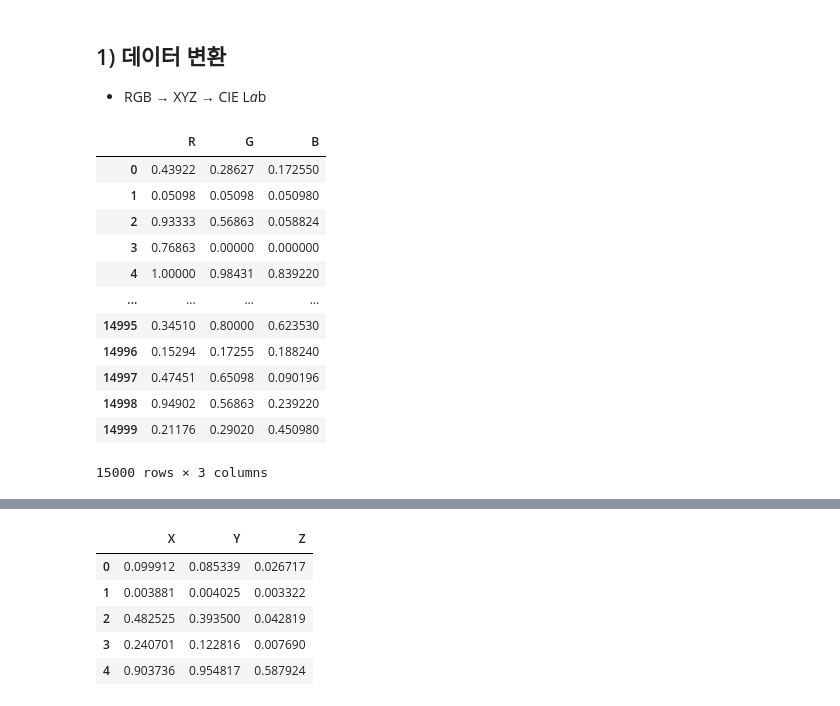
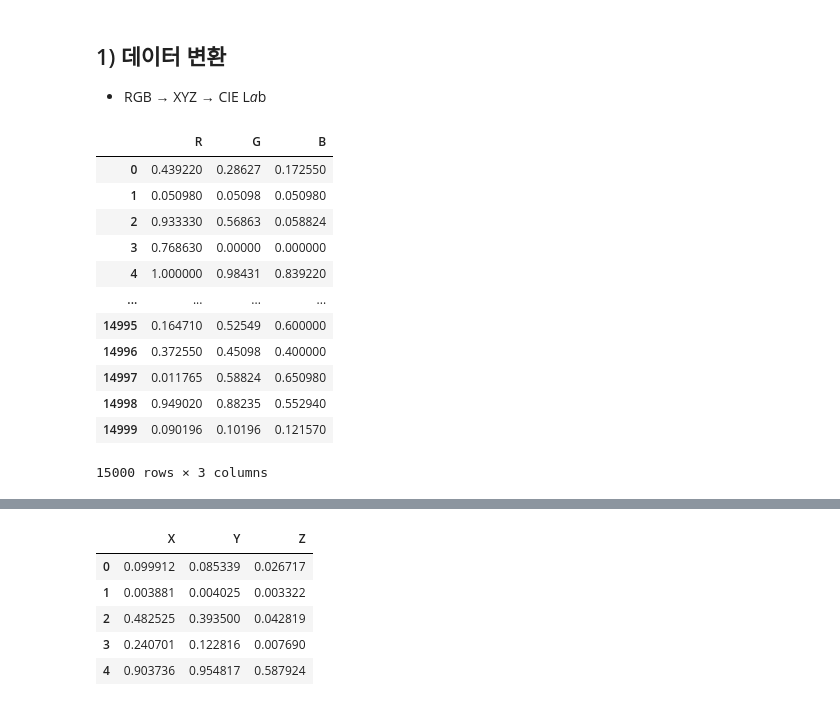
Before and after one commit to Locker-SSAFY/colorPOOL, a Jupyter notebook: data/preprocessing_python/데이터전처리.ipynb, the cells around one changed output, grey strips where cells are left out. Drawn from its saved outputs; the diff is of its cells as text; code cells hidden in the pictures.

```diff
--- a/data/preprocessing_python/데이터전처리.ipynb
+++ b/data/preprocessing_python/데이터전처리.ipynb
@@ -78,27 +78,27 @@ df_rgbExtracted
 # %%
 # 데이터프레임 구조 변환 3000*15 => 15000*3
 
 df1=df_rgbExtracted.iloc[:,[0,5,10]].reset_index(drop=True).rename(columns={"R1":'R',"G1":'G',"B1":'B'})
 df2=df_rgbExtracted.iloc[:,[1,6,11]].reset_index(drop=True).rename(columns={"R2":'R',"G2":'G',"B2":'B'})
 df3=df_rgbExtracted.iloc[:,[2,7,12]].reset_index(drop=True).rename(columns={"R3":'R',"G3":'G',"B3":'B'})
 df4=df_rgbExtracted.iloc[:,[3,8,13]].reset_index(drop=True).rename(columns={"R4":'R',"G4":'G',"B4":'B'})
 df5=df_rgbExtracted.iloc[:,[4,9,14]].reset_index(drop=True).rename(columns={"R5":'R',"G5":'G',"B5":'B'})
 
-df_all=pd.concat([df1,df2,df3,df4,df4], axis=0).reset_index(drop=True)
+df_all=pd.concat([df1,df2,df3,df4,df5], axis=0).reset_index(drop=True)
 df_all
 # %% [output]
 |  | R | G | B |
-| 0 | 0.43922 | 0.28627 | 0.172550 |
-| 1 | 0.05098 | 0.05098 | 0.050980 |
-| 2 | 0.93333 | 0.56863 | 0.058824 |
-| 3 | 0.76863 | 0.00000 | 0.000000 |
-| 4 | 1.00000 | 0.98431 | 0.839220 |
+| 0 | 0.439220 | 0.28627 | 0.172550 |
+| 1 | 0.050980 | 0.05098 | 0.050980 |
+| 2 | 0.933330 | 0.56863 | 0.058824 |
+| 3 | 0.768630 | 0.00000 | 0.000000 |
+| 4 | 1.000000 | 0.98431 | 0.839220 |
 | ... | ... | ... | ... |
-| 14995 | 0.34510 | 0.80000 | 0.623530 |
-| 14996 | 0.15294 | 0.17255 | 0.188240 |
-| 14997 | 0.47451 | 0.65098 | 0.090196 |
-| 14998 | 0.94902 | 0.56863 | 0.239220 |
-| 14999 | 0.21176 | 0.29020 | 0.450980 |
+| 14995 | 0.164710 | 0.52549 | 0.600000 |
+| 14996 | 0.372550 | 0.45098 | 0.400000 |
+| 14997 | 0.011765 | 0.58824 | 0.650980 |
+| 14998 | 0.949020 | 0.88235 | 0.552940 |
+| 14999 | 0.090196 | 0.10196 | 0.121570 |
 15000 rows × 3 columns
 # %%
 !pip install colormath
```
Also changed, not shown: parts of 13 cells of this notebook, 1 other file.
